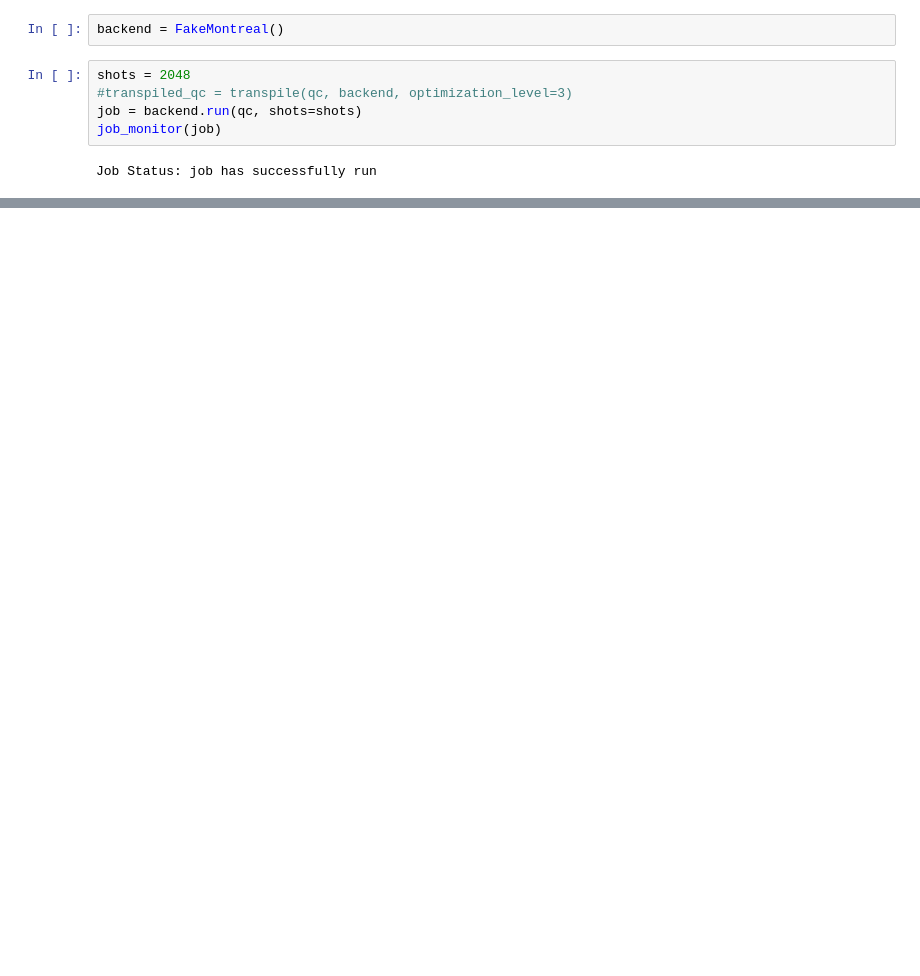
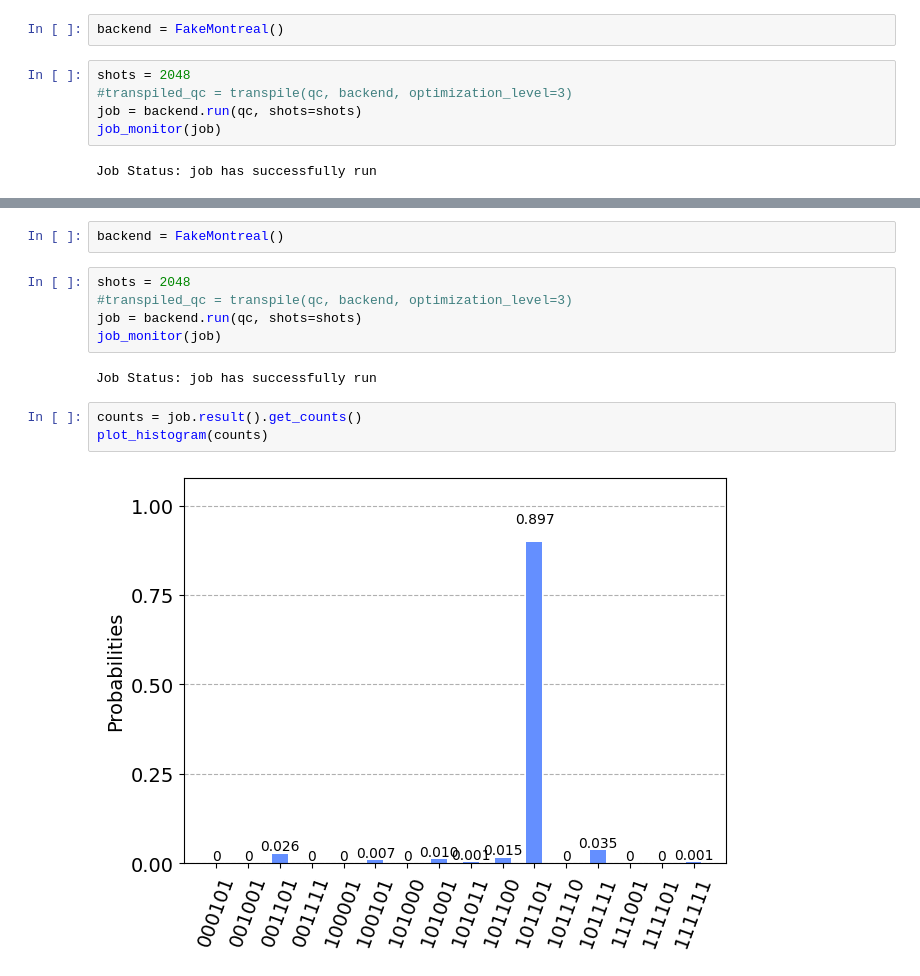
Before and after one commit to andy0000-droid/Quantum, a Jupyter notebook: QFT.ipynb, the cells around one changed output, grey strips where cells are left out. Saved outputs shown, nothing was run; the diff lists cells and outputs as text; blank space fills up the shorter version.

```diff
--- a/QFT.ipynb
+++ b/QFT.ipynb
@@ -171,0 +174,14 @@ counts
+# %%
+backend = FakeMontreal()
+# %%
+shots = 2048
+#transpiled_qc = transpile(qc, backend, optimization_level=3)
+job = backend.run(qc, shots=shots)
+job_monitor(job)
+# %% [output]
+Job Status: job has successfully run
+# %%
+counts = job.result().get_counts()
+plot_histogram(counts)
+# %% [output]
+[figure, added]
```
Also changed, not shown: parts of 11 cells of this notebook.
